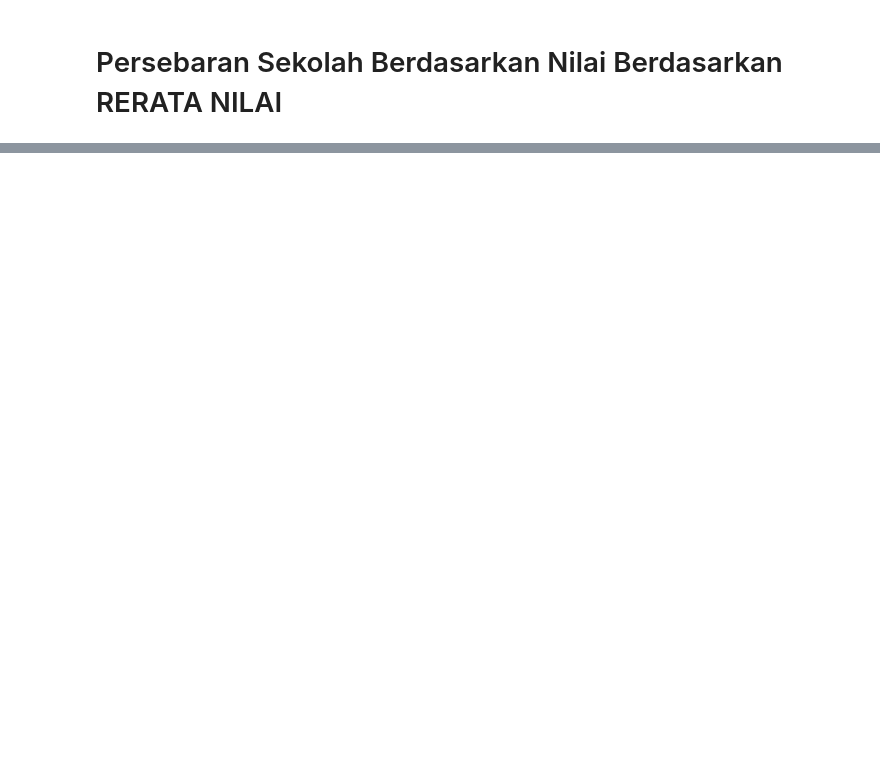
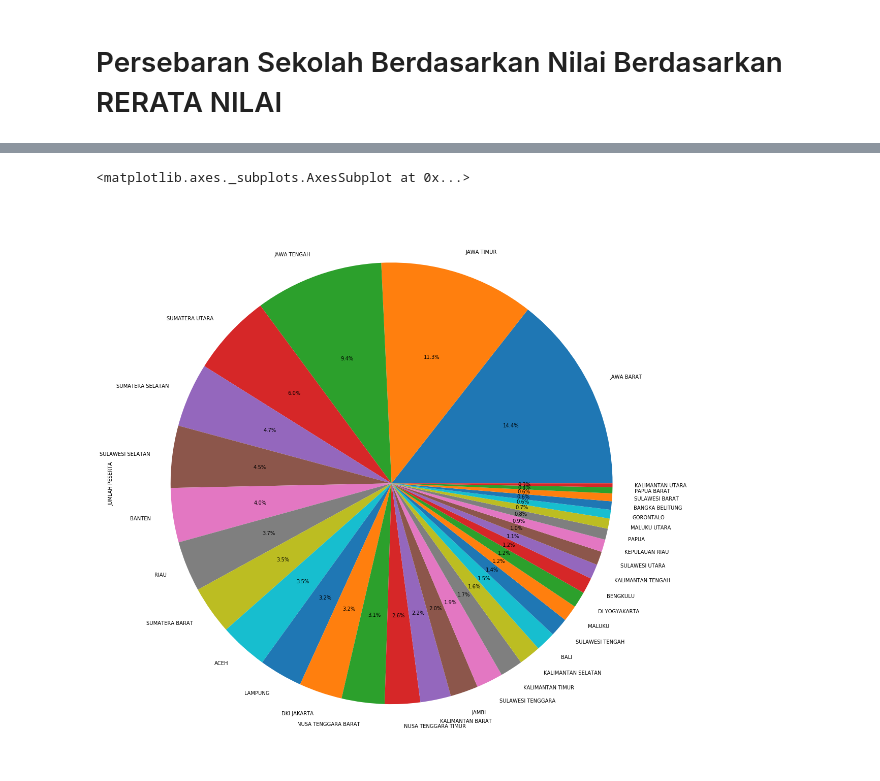
Before and after one commit to MohammadFebriyanto/datasummit, a Jupyter notebook: kode.ipynb, the cells around one changed output, grey strips where cells are left out. Cells and saved outputs as stored; diff of their text form; code cells hidden in the pictures; blank space fills up the shorter version.

```diff
--- a/kode.ipynb
+++ b/kode.ipynb
@@ -42,0 +82,6 @@ ax = data.plot.bar(x='Kategori', y='Frekuensi', rot=0)
+# %%
+dfpro['JUMLAH PESERTA'] = dfpro['JUMLAH PESERTA'].astype(int)
+dfpro.groupby(['NAMA PROVINSI']).mean()['JUMLAH PESERTA'].sort_values(ascending = False).head(34).plot(kind='pie', autopct='%1.1f%%', figsize=(20, 20))
+# %% [output]
+<matplotlib.axes._subplots.AxesSubplot at 0x...>
+[figure, added]
```
Also changed, not shown: parts of 19 cells of this notebook.
